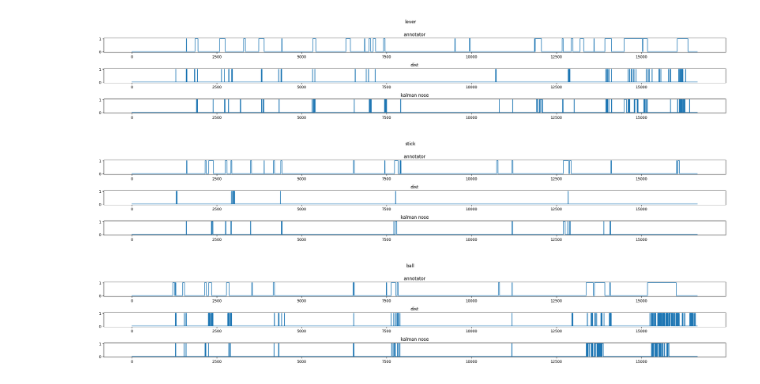
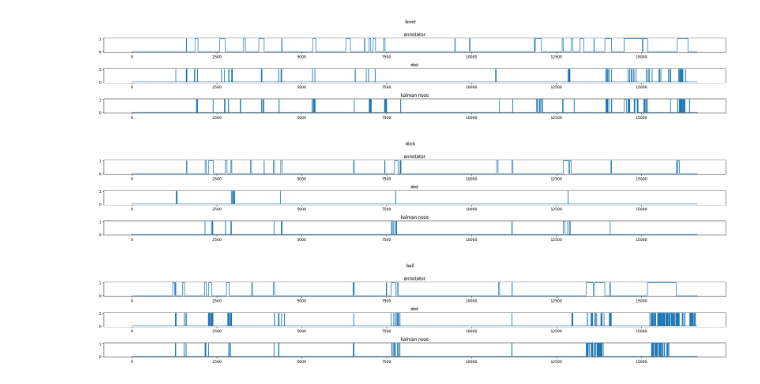
Before and after one commit to BoxedInKehrer/Moused, a Jupyter notebook: pipe.ipynb, the cells around one changed output. Cells and saved outputs as stored; diff of their text form; code cells hidden in the pictures.

```diff
--- a/pipe.ipynb
+++ b/pipe.ipynb
@@ -1126,9 +1126,10 @@ plt.show()
 # %%
 def check_intersection_with_elements(point, radius, bounding_boxes, ball_center, ball_radius, door_center, door_dimensions, stick_start, stick_segments):
     px, py, pz = point
+    interacted = ['nothing','nothing','nothing','nothing']
 
     if py < 0 or py > 280 or px >120 or px < -300:
-        return "nothing"
+        return interacted
 
     # Check intersection with bounding boxes (lever)
     for bbox in bounding_boxes:
@@ -1137,34 +1138,37 @@ def check_intersection_with_elements(point, radius, bounding_boxes, ball_center,
         for (width, length, height) in segments:
             box_center = (center[0], center[1], current_z + height / 2)
             if is_point_in_box(point, box_center, (width + 2*(3*radius), length + 2*(3*radius), height + 2*(3*radius)), angle_x, angle_y, angle_z):
-                return "lever"
+                interacted[0] = 'lever'
+                break
             current_z += height
 
     # Check intersection with ball
     if np.linalg.norm(np.array(point) - np.array(ball_center)) <= ball_radius + radius:
-        return "ball"
+        interacted[1] = 'ball'
 
     # Check intersection with sliding door
+    radius = 4
     door_width, door_height, door_thickness = door_dimensions
     door_w, door_h, door_t = door_width / 2 + radius, door_height / 2 + radius, door_thickness / 2 + radius
     if (door_center[0] - door_w <= px <= door_center[0] + door_w and
         door_center[1] - door_h <= py <= door_center[1] + door_h and
         door_center[2] - door_t <= pz <= door_center[2] + door_t):
-        return "sliding door"
+        interacted[2] = 'door'
 
     # Check intersection with stick
     cx, cy, cz = stick_start
     current_x = cx
-
+    radius = 3
     for (width, height, length) in stick_segments:
         w, h, l = width / 2 + radius, height / 2 + radius, length
         if (current_x - radius <= px <= current_x + l + radius and
             cy - w <= py <= cy + w and
             cz - h <= pz <= cz + h):
-            return "stick"
+            interacted[3] = 'stick'
+            break
         current_x += l
 
-    return "nothing"
+    return interacted
 
 intersection_check = []
 radius = 5  # Define the radius around the point
@@ -1192,7 +1196,8 @@ for loop_ind in range(len(sliding_door_3d)):
     # Example usage of intersection check
     element = check_intersection_with_elements(point, radius, bounding_boxes_lever, ball_center, ball_radius, door_center, door_dimensions, stick_start, stick_segments)
     intersection_check.append(element)
-interactions_df = pd.DataFrame({'element':intersection_check}, index=sliding_door_3d.index)
+
+interactions_df = pd.DataFrame(intersection_check, columns=['lever','ball','door','stick'])
 # %% [markdown]
 # clean data
 - lock box can't move when mouse is not in cage
@@ -1226,21 +1231,21 @@ plt.show()
 # %%
 # Assuming annotator_lever_df is already defined and contains 'sum' and 'd' columns.
 fig, (ax1, ax2, ax3) = plt.subplots(3, 1, figsize=(24, 4))
 
 ax1.plot(annotator_stick_df['sum'])
 ax1.set_title('annotator')
 
 ax2.plot(annotator_stick_df['d_stick'])
 ax2.set_title('dist')
 
-ax3.plot(interactions_df['element'] == 'stick')
+ax3.plot(interactions_df['stick'] == 'stick')
 ax3.set_title('kalman nose')
 
 fig.suptitle('stick')
 plt.tight_layout(rect=[0, 0, 1, 0.98])
 plt.show()
 # %% [output]
-[figure, old version]
+[figure, new version]
 # %%
 # Assuming annotator_lever_df is already defined and contains 'sum' and 'd' columns.
 fig, (ax1, ax2, ax3) = plt.subplots(3, 1, figsize=(24, 4))
```
Also changed, not shown: parts of 4 cells of this notebook.
